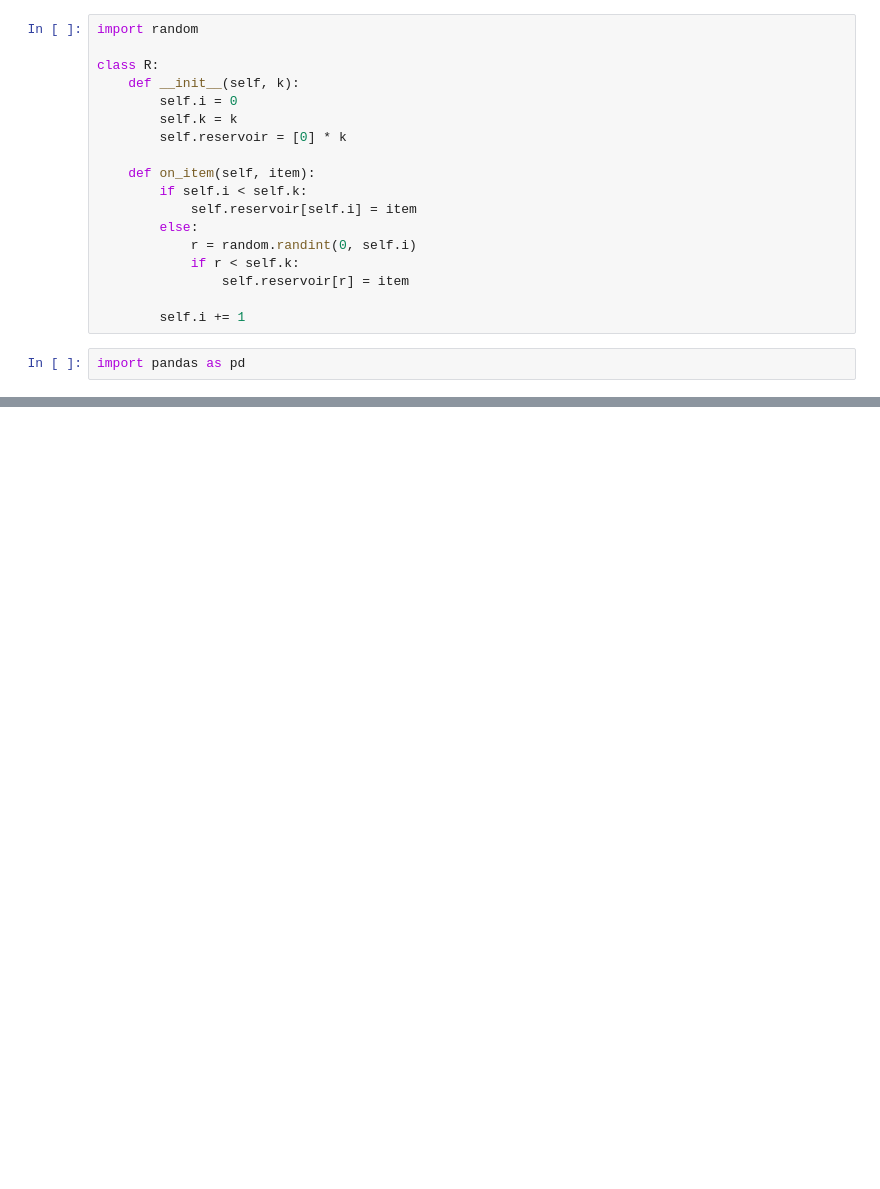
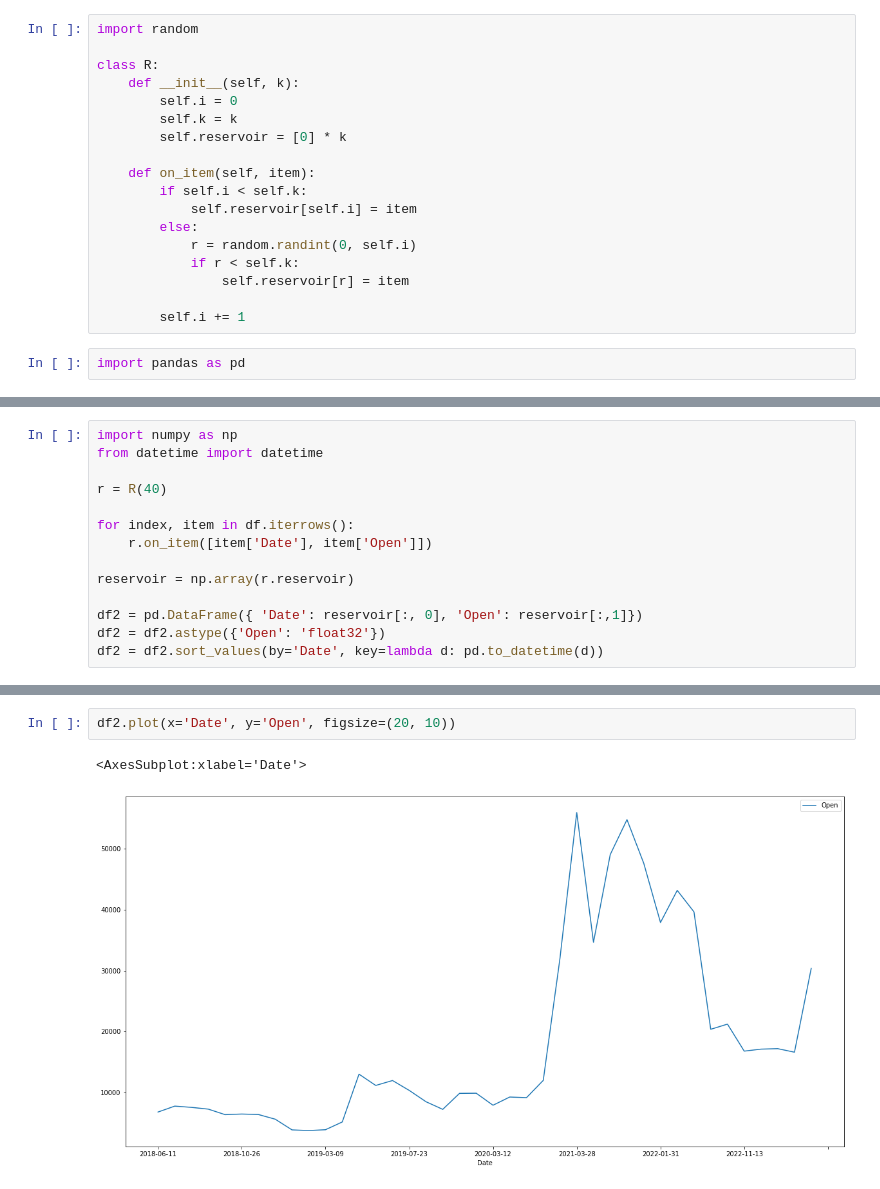
Before and after one commit to yurtsiv/pwr, a Jupyter notebook: masters/semester-3/big-data/task22/Task 22.ipynb, the cells around one changed output, grey strips where cells are left out. Saved outputs shown, nothing was run; the diff lists cells and outputs as text; blank space fills up the shorter version.

Commit message:
big data task 22 finished

```diff
--- a/masters/semester-3/big-data/task22/Task 22.ipynb
+++ b/masters/semester-3/big-data/task22/Task 22.ipynb
@@ -39,0 +24,14 @@ Name: Timestamp, Length: 3613769, dtype: int64
+# %%
+import numpy as np
+from datetime import datetime
+
+r = R(40)
+
+for index, item in df.iterrows():
+    r.on_item([item['Date'], item['Open']])
+
+reservoir = np.array(r.reservoir)
+
+df2 = pd.DataFrame({ 'Date': reservoir[:, 0], 'Open': reservoir[:,1]})
+df2 = df2.astype({'Open': 'float32'})
+df2 = df2.sort_values(by='Date', key=lambda d: pd.to_datetime(d))
@@ -39,0 +45,5 @@ Name: Timestamp, Length: 3613769, dtype: int64
+# %%
+df2.plot(x='Date', y='Open', figsize=(20, 10))
+# %% [output]
+<AxesSubplot:xlabel='Date'>
+[figure, added]
```
Also changed, not shown: parts of 4 cells of this notebook.
